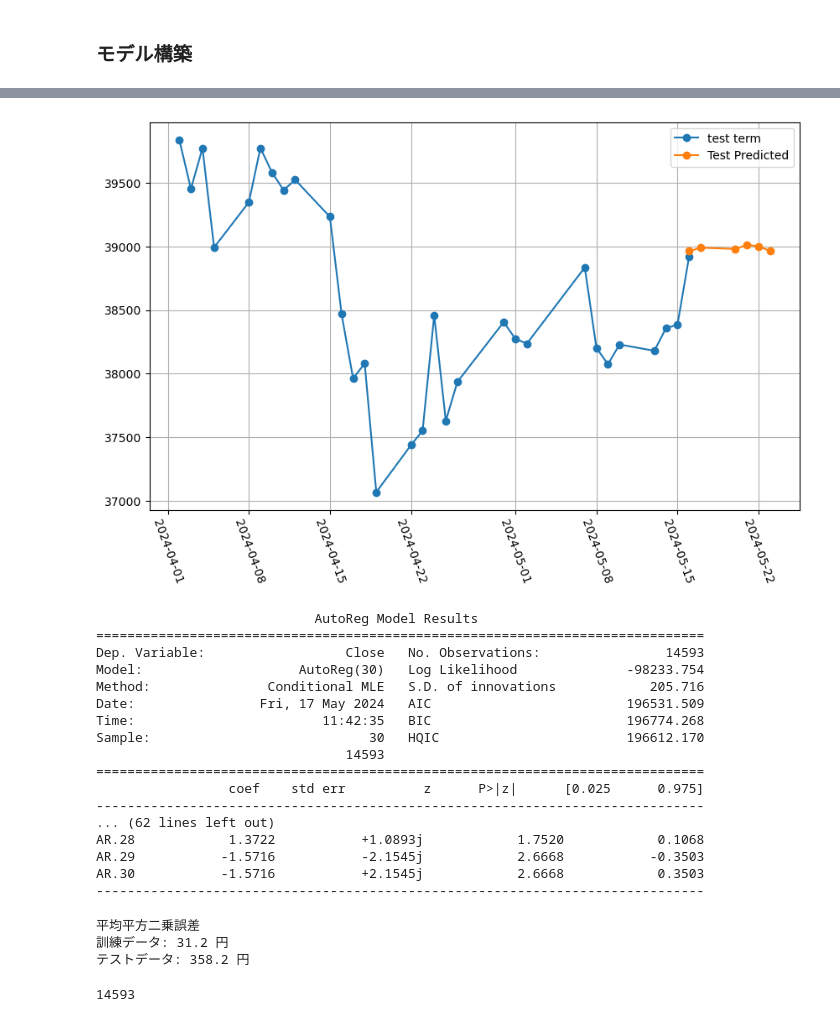
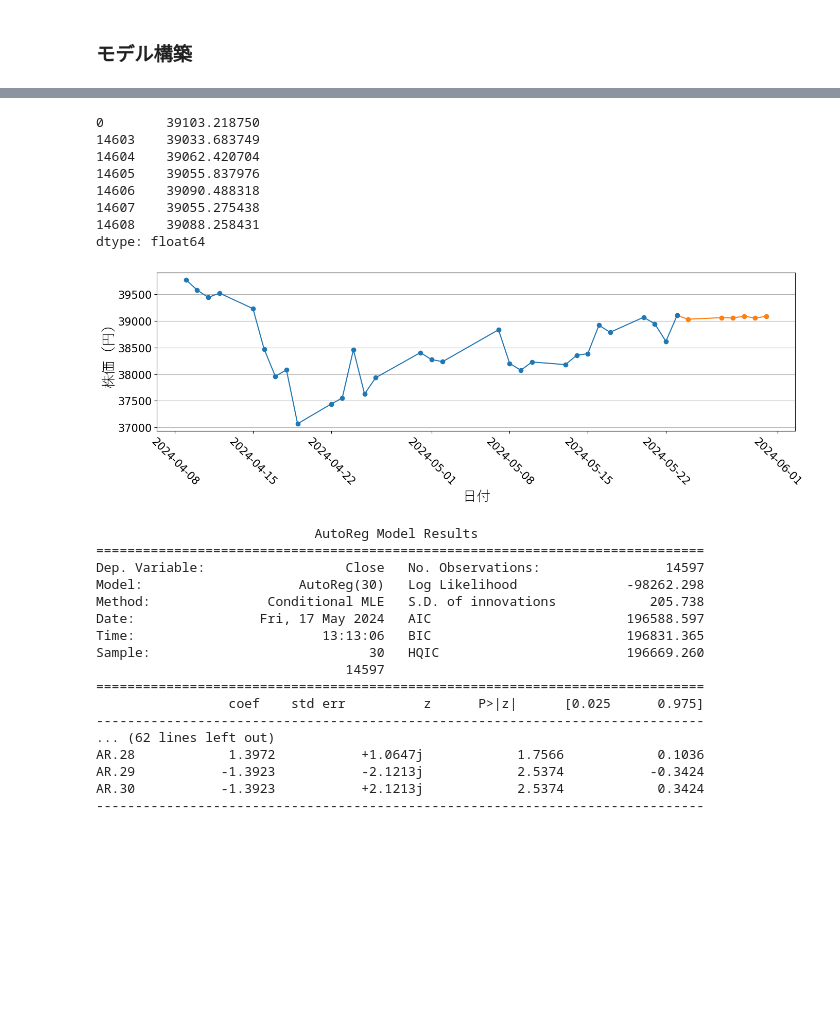
Before and after one commit to 06yako14/stock-prediction, a Jupyter notebook: src/nikkei225.ipynb, the cells around one changed output, grey strips where cells are left out. Saved outputs shown, nothing was run; the diff lists cells and outputs as text; code cells hidden in the pictures; blank space fills up the shorter version.

```diff
--- a/src/nikkei225.ipynb
+++ b/src/nikkei225.ipynb
@@ -220,7 +220,7 @@ apd = {"20SMA":mpf.make_addplot(cdf['20SMA'], color="blue"),        # 書籍(修
 # 5営業日を予測
 len_test = 5
 # 現在が平日か休日か？15:00以前以降か判定
-train_df =nikkei[:-1]
+train_df =nikkei[:]
 # train_df = nikkei[:len(nikkei) - len_test]
 # test_df = nikkei[len(nikkei) - len_test:]
 # cutoff_date = pd.Timestamp('2023-12-31')
@@ -264,80 +252,87 @@ DatetimeIndex(['2024-05-13', '2024-05-14', '2024-05-15', '2024-05-16',
 # %%
-fig = plt.figure(figsize=(10, 6), dpi=100)
+fig = plt.figure(figsize=(16, 4), dpi=100)
 
 min_lag = 30
 
 ar_model = AutoReg(train_df['Close'], lags=min_lag).fit()#, exog=train_df.drop(columns=['Close', 'Adj Close'])).fit()
 # forecast = ar_model.forecast(len_test*2)#, exog=test_df.drop(columns=['Close', 'Adj Close']))
 
 train_predict = ar_model.predict(start=len(train_df) - (len_test*6) + 1, end=len(train_df))
-test_predict = ar_model.predict(start=len(train_df), end=len(train_df) + len_test)
-# print(test_predict)
+test_predict = ar_model.predict(start=len(train_df) + 1, end=len(train_df) + len_test + 1)
+# test_predict[test_predict.index[0] - 1] = train_df['Close'].iloc[-1]
+previous = pd.Series([train_df['Close'].iloc[-1]])
+test_predict = pd.concat([previous, test_predict])
+print(test_predict)
 
-date_index = ['2024-5-16', '2024-5-17', '2024-5-20', '2024-5-21', '2024-5-22', '2024-5-23']
+date_index = ['2024-5-23', '2024-5-24', '2024-5-27', '2024-5-28', '2024-5-29', '2024-5-30', '2024-5-31']
 
 train_predict_df = pd.DataFrame({'Date'       :train_df.tail(len_test*6).index,
                                  'train_predicted'  :train_predict}).set_index('Date')
 
 # test_predict_df = pd.DataFrame({'Date'          :test_df.head(len_test).index,
 #                                 'test_predicted':test_predict}).set_index('Date')
 test_predict_df = pd.DataFrame({'Date'          :date_index,
                                 'test_predicted':test_predict})
 test_predict_df['Date'] = pd.to_datetime(test_predict_df['Date'])
 
 test_predict_df = test_predict_df.set_index('Date')
 
 predict_df = pd.concat([train_predict_df, test_predict_df])
 
 # start_date = '2024-4-22'
 # plt.plot(nikkei[nikkei.index > start_date].index, nikkei['Close'][nikkei.index > start_date], color='tab:blue', label="Actual Data")
-plt.plot(train_df.tail(len_test*6).index, train_df.tail(len_test*6)['Close'], marker="o", color='tab:blue', label="test term")
+plt.plot(predict_df.index, predict_df['test_predicted'], ls="-", marker="o", color='tab:orange', label="予測結果")
+plt.plot(train_df.tail(len_test*6).index, train_df.tail(len_test*6)['Close'], marker="o", color='tab:blue', label="実データ")
 # plt.plot(predict_df.index, predict_df['train_predicted'], ls="--", color='tab:orange', label="Train Predicted")
-plt.plot(predict_df.index, predict_df['test_predicted'], ls="-", marker="o", color='tab:orange', label="Test Predicted")
+
 
 # ax.plot(nikkei['Close'][nikkei.index > '2024-4-1'], color='tab:blue', label="actual data")
 # plt.plot(test_df.index, test_df['Close'], color='tab:green', label="Test Term")
 # ax.plot(forecast_df.index, forecast_df['Predicted'], ls="--", color='tab:red', label="predicted")
-plt.xticks(rotation=-70)
-plt.legend(loc='best')
-plt.grid()
+plt.xlabel("日付", fontname='Yu Gothic', fontsize=20)
+plt.xticks(rotation=-45, fontsize=15)
+plt.ylabel("株価（円）", fontname='Yu Gothic', fontsize=20)
+plt.yticks(fontsize=15)
+# plt.legend(loc='best')
+plt.grid(axis='y')
 plt.show()
 # %% [output]
+0        39103.218750
+14603    39033.683749
+14604    39062.420704
+14605    39055.837976
+14606    39090.488318
+14607    39055.275438
+14608    39088.258431
+dtype: float64
-[figure, old version]
+[figure, new version]
 # %%
 print(ar_model.summary())
 # %% [output]
                             AutoReg Model Results
 ==============================================================================
-Dep. Variable:                  Close   No. Observations:                14593
-Model:                    AutoReg(30)   Log Likelihood              -98233.754
-Method:               Conditional MLE   S.D. of innovations            205.716
-Date:                Fri, 17 May 2024   AIC                         196531.509
-Time:                        11:42:35   BIC                         196774.268
-Sample:                            30   HQIC                        196612.170
-                                14593
+Dep. Variable:                  Close   No. Observations:                14597
+Model:                    AutoReg(30)   Log Likelihood              -98262.298
+Method:               Conditional MLE   S.D. of innovations            205.738
+Date:                Fri, 17 May 2024   AIC                         196588.597
+Time:                        13:13:06   BIC                         196831.365
+Sample:                            30   HQIC                        196669.260
+                                14597
 ==============================================================================
                  coef    std err          z      P>|z|      [0.025      0.975]
 ------------------------------------------------------------------------------
 ... (62 lines left out)
-AR.28            1.3722           +1.0893j            1.7520            0.1068
-AR.29           -1.5716           -2.1545j            2.6668           -0.3503
-AR.30           -1.5716           +2.1545j            2.6668            0.3503
+AR.28            1.3972           +1.0647j            1.7566            0.1036
+AR.29           -1.3923           -2.1213j            2.5374           -0.3424
+AR.30           -1.3923           +2.1213j            2.5374            0.3424
 ------------------------------------------------------------------------------
 # %%
-train_rmse = metrics.mean_squared_error(train_df['Close'].tail(10), train_predict, squared=False)
-test_rmse = metrics.mean_squared_error(test_df['Close'], test_predict, squared=False)
+# train_rmse = metrics.mean_squared_error(train_df['Close'].tail(10), train_predict, squared=False)
+# test_rmse = metrics.mean_squared_error(test_df['Close'], test_predict, squared=False)
 
-train_rmspe = np.sqrt(np.mean(((train_predict - np.array(train_df['Close'].tail(10))) / np.array(train_df['Close'].tail(10)))**2))*100
-test_rmspe = np.sqrt(np.mean(((test_predict - np.array(test_df['Close'])) / np.array(test_df['Close']))**2))*100
+# train_rmspe = np.sqrt(np.mean(((train_predict - np.array(train_df['Close'].tail(10))) / np.array(train_df['Close'].tail(10)))**2))*100
+# test_rmspe = np.sqrt(np.mean(((test_predict - np.array(test_df['Close'])) / np.array(test_df['Close']))**2))*100
 
-print("平均平方二乗誤差")
-print("訓練データ:", round(train_rmse,1), "円")#, round(train_rmspe, 1),"%")
-print("テストデータ:", round(test_rmse, 1), "円")#,round(test_rmspe, 1),"%")
+# print("平均平方二乗誤差")
+# print("訓練データ:", round(train_rmse,1), "円")#, round(train_rmspe, 1),"%")
+# print("テストデータ:", round(test_rmse, 1), "円")#,round(test_rmspe, 1),"%")
-# %% [output]
-平均平方二乗誤差
-訓練データ: 31.2 円
-テストデータ: 358.2 円
-# %%
-print(len(train_df))
-# %% [output]
-14593
```
Also changed, not shown: parts of 4 cells of this notebook, 1 other file.
